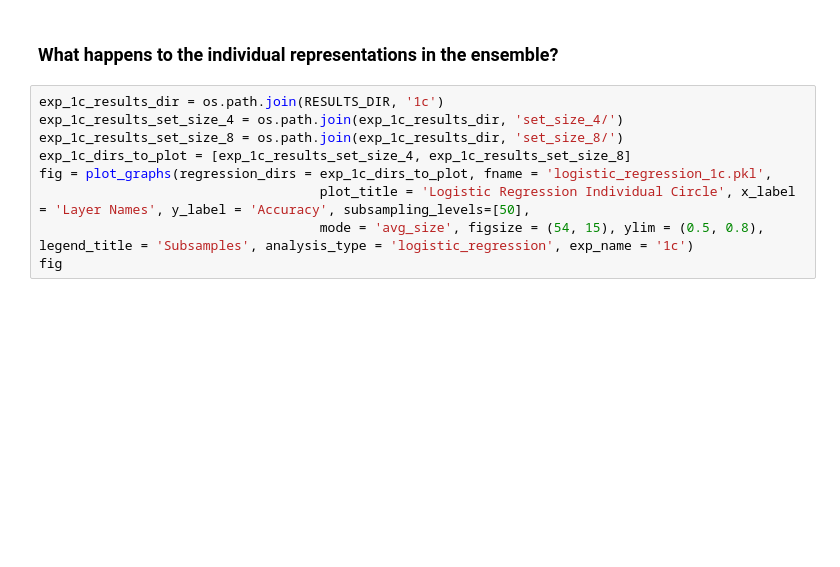
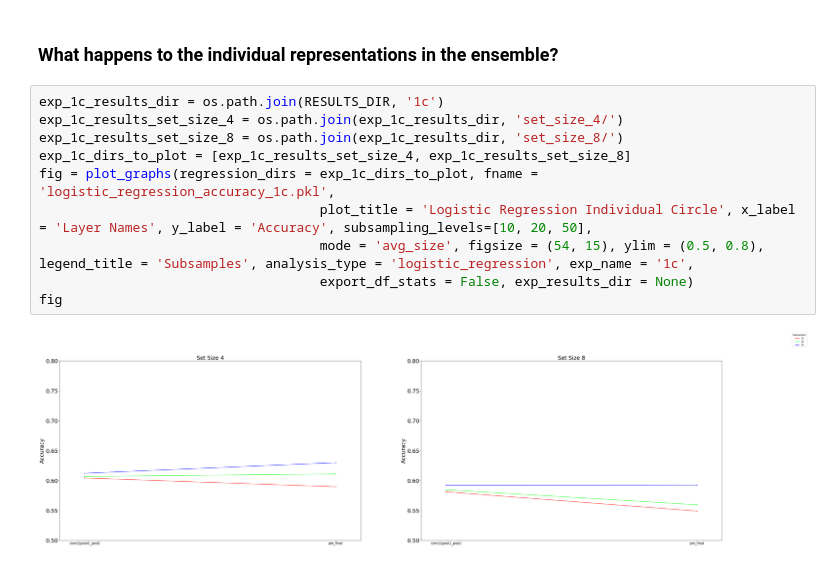
Before and after one commit to siddsuresh97/prep_tutorial, a Jupyter notebook: tutorial.ipynb, the cells around one changed output. Drawn from its saved outputs; the diff is of its cells as text; blank space fills up the shorter version.

```diff
--- a/tutorial.ipynb
+++ b/tutorial.ipynb
@@ -997,9 +980,12 @@ fig
 # %%
 exp_1c_results_dir = os.path.join(RESULTS_DIR, '1c')
 exp_1c_results_set_size_4 = os.path.join(exp_1c_results_dir, 'set_size_4/')
 exp_1c_results_set_size_8 = os.path.join(exp_1c_results_dir, 'set_size_8/')
 exp_1c_dirs_to_plot = [exp_1c_results_set_size_4, exp_1c_results_set_size_8]
-fig = plot_graphs(regression_dirs = exp_1c_dirs_to_plot, fname = 'logistic_regression_1c.pkl',
-                                    plot_title = 'Logistic Regression Individual Circle', x_label = 'Layer Names', y_label = 'Accuracy', subsampling_levels=[50],
-                                    mode = 'avg_size', figsize = (54, 15), ylim = (0.5, 0.8), legend_title = 'Subsamples', analysis_type = 'logistic_regression', exp_name = '1c')
+fig = plot_graphs(regression_dirs = exp_1c_dirs_to_plot, fname = 'logistic_regression_accuracy_1c.pkl',
+                                    plot_title = 'Logistic Regression Individual Circle', x_label = 'Layer Names', y_label = 'Accuracy', subsampling_levels=[10, 20, 50],
+                                    mode = 'avg_size', figsize = (54, 15), ylim = (0.5, 0.8), legend_title = 'Subsamples', analysis_type = 'logistic_regression', exp_name = '1c',
+                                    export_df_stats = False, exp_results_dir = None)
 fig
+# %% [output]
+[figure, added]
```
Also changed, not shown: parts of 10 cells of this notebook.
